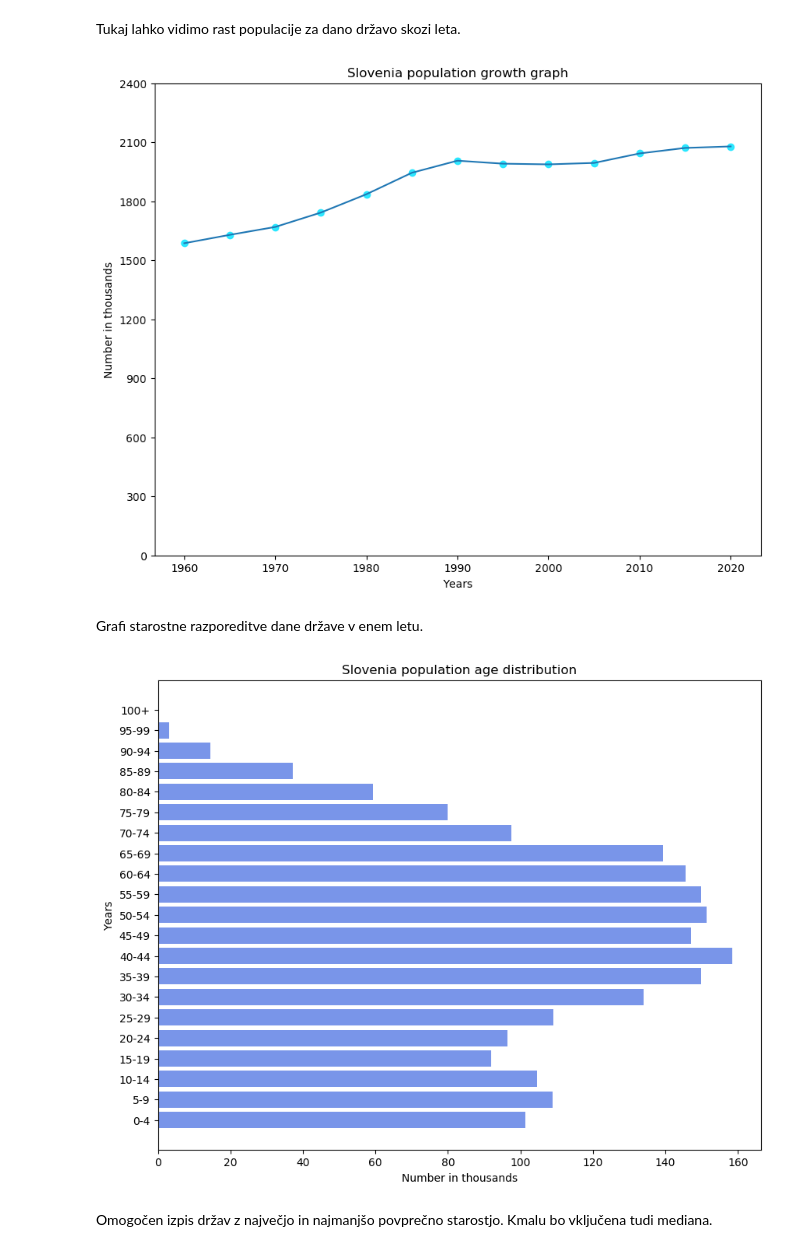
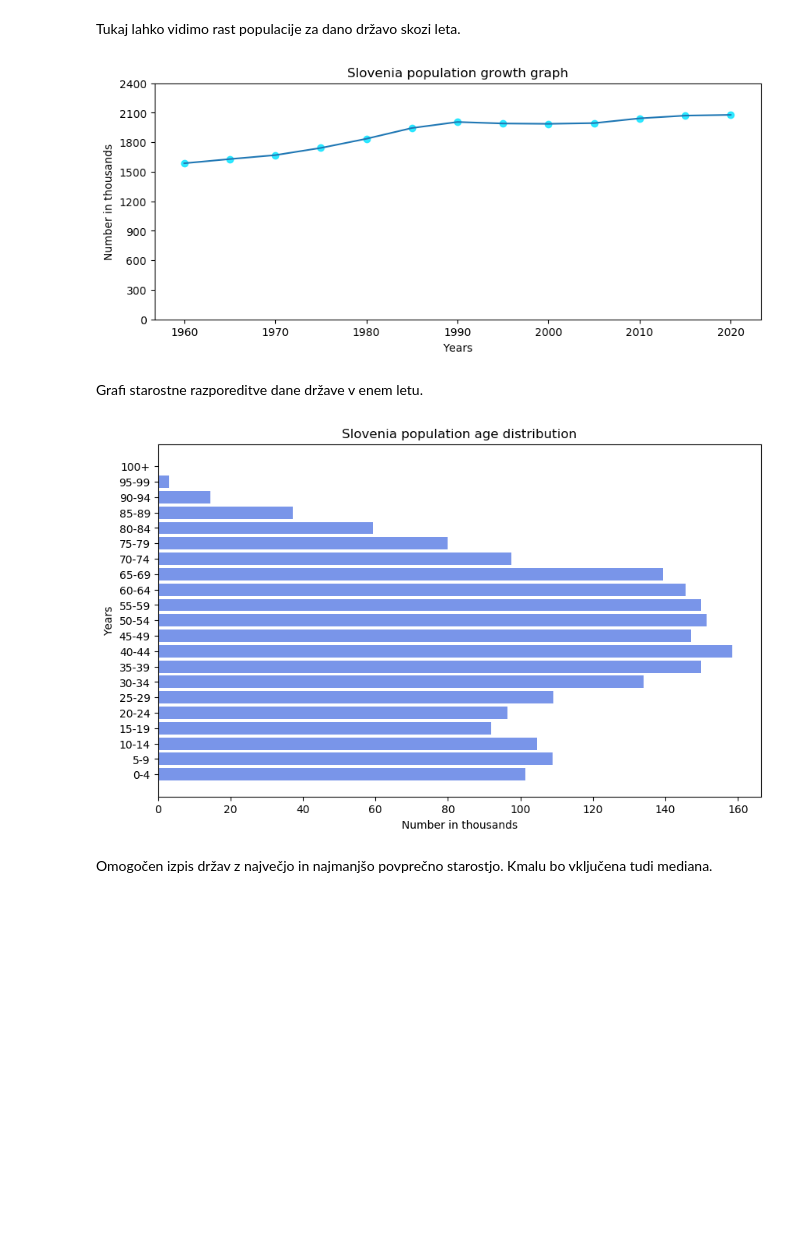
Before and after one commit to Zan-23/PR20NERJZ, a Jupyter notebook: notebooks/ZanStanonik.ipynb, the cells around one changed output. Drawn from its saved outputs; the diff is of its cells as text; code cells hidden in the pictures; blank space fills up the shorter version.

```diff
--- a/notebooks/ZanStanonik.ipynb
+++ b/notebooks/ZanStanonik.ipynb
@@ -58,7 +55,7 @@ Pripravil sem si podatke tako, da sem odstranil vrstice in stolpce katerih nisem
 Funkcija za dobit skupno populacijo države za dano leto :
 # %%
 def drawBarChart(year_and_pop_ar, country):
-    fig=plt.figure(figsize=(10, 8), dpi= 100, facecolor='w')
+    fig=plt.figure(figsize=(10, 4), dpi= 100, facecolor='w')
     plt.bar([i[0] for i in year_and_pop_ar], [i[1] for i in year_and_pop_ar],
             color='royalblue', alpha=0.7, width=3)
     #plt.grid(color='#95a5a6', linestyle='--', linewidth=2, axis='y', alpha=0.7)
@@ -68,7 +65,7 @@ def drawBarChart(year_and_pop_ar, country):
     plt.show()
 
 def drawScatter(year_and_pop_ar, country):
-    fig=plt.figure(figsize=(10, 8), dpi= 100, facecolor='w')
+    fig=plt.figure(figsize=(10, 4), dpi= 100, facecolor='w')
     date_arr  = [i[0] for i in year_and_pop_ar]
     pop_arr = [i[1] for i in year_and_pop_ar]
     max_pop = max(pop_arr)
@@ -82,21 +79,21 @@ def drawScatter(year_and_pop_ar, country):
     plt.title(country + ' population growth graph')
     plt.show()
 
-def getSumPopulationArray(country):
+def getSumPopulationArray(data_set, country):
     year_pop_array = []
 
     for date in range(1960, 2021, 5):
-        pop = float(main_set[(main_set['Region-Country'] == country) & (main_set["Date"] == date)]["population_sum"].values)
+        pop = float(data_set[(data_set['Region-Country'] == country) & (data_set["Date"] == date)]["population_sum"].values)
         year_pop_array.append((date, pop))
     return year_pop_array
 # %% [markdown]
 Tukaj lahko vidimo rast populacije za dano državo skozi leta.
 # %%
 country = "Slovenia"
-country_pop = getSumPopulationArray(country)
+country_pop = getSumPopulationArray(read_population_by_sex(), country)
 drawScatter(country_pop, country)
 # %% [output]
-[figure, old version]
+[figure, new version]
 # %% [markdown]
 Grafi starostne razporeditve dane države v enem letu.
 # %%
@@ -125,10 +122,10 @@ def drawBarChartDistribution(year_and_pop_ar, country):
     plt.savefig('Japan.png')
     plt.show()
 # %%
-work = getAgeDistribution(country, 2020)
+work = getAgeDistribution(read_population_by_sex(), country, 2020)
 drawBarChartDistribution(work, country)
 # %% [output]
-[figure, old version]
+[figure, new version]
 # %% [markdown]
 Omogočen izpis držav z največjo in najmanjšo povprečno starostjo. Kmalu bo vključena tudi mediana.
 # %%
```
Also changed, not shown: parts of 9 cells of this notebook, 3 other files.
